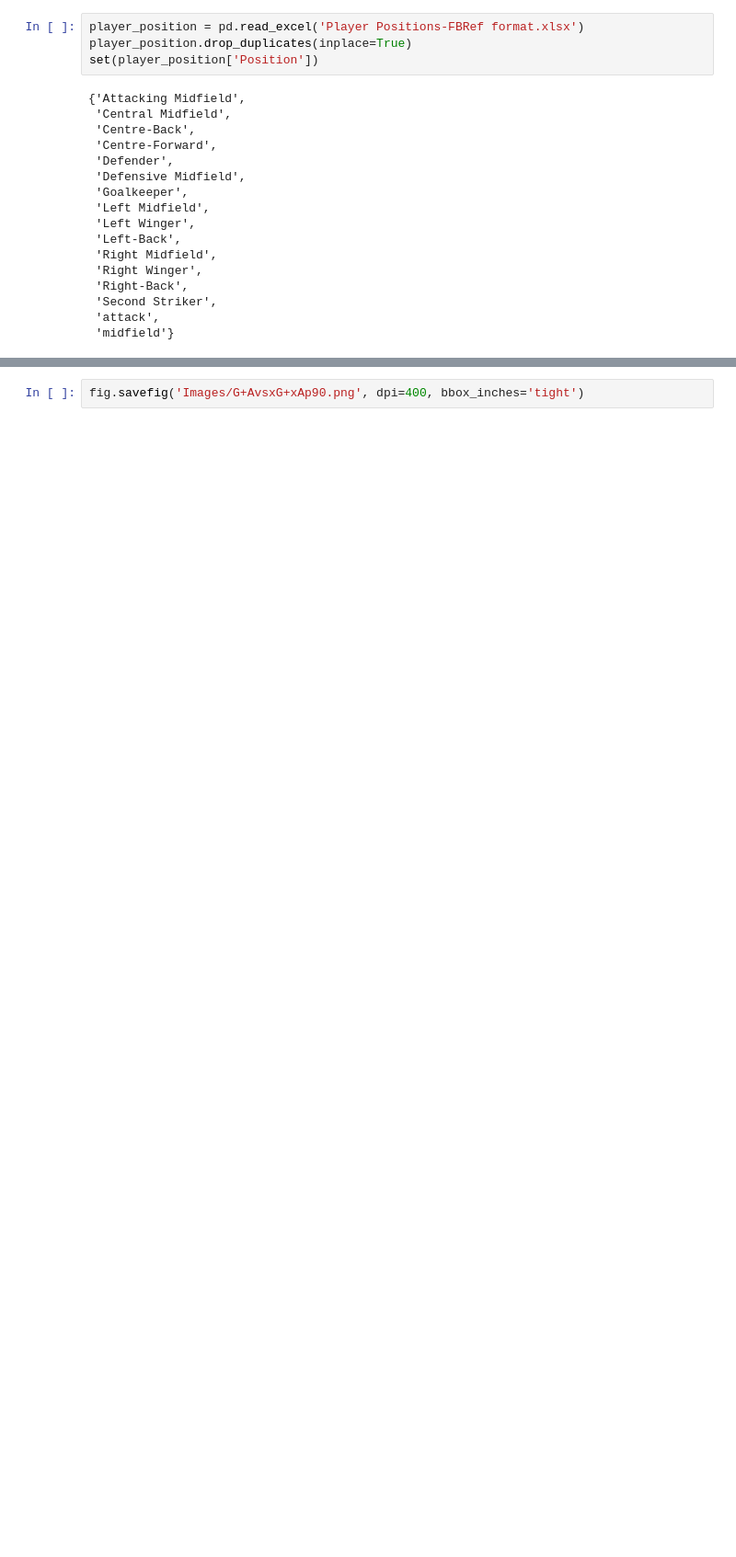
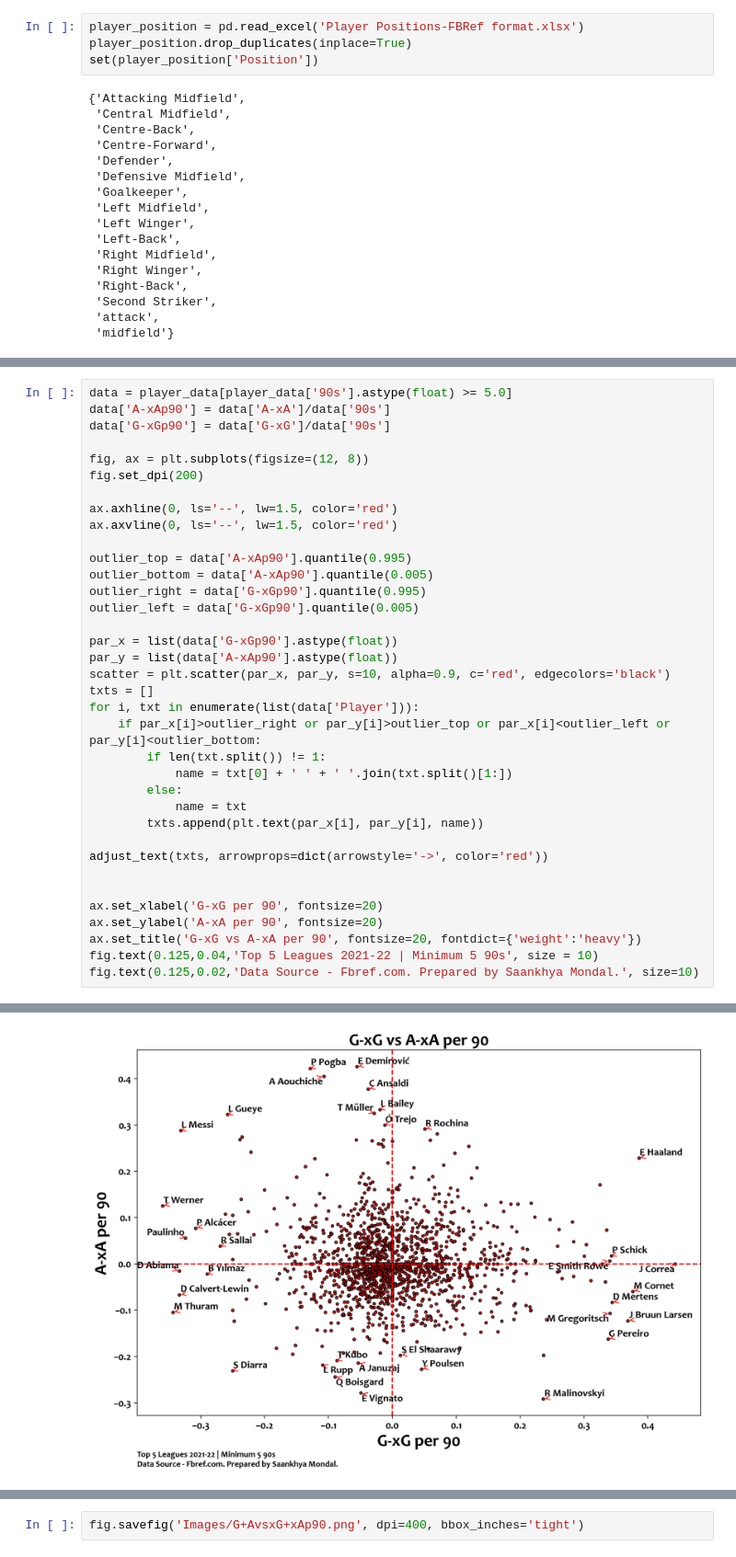
Before and after one commit to sm823zw/Football-Data-Analysis-and-Viz, a Jupyter notebook: attack_stats.ipynb, the cells around one changed output, grey strips where cells are left out. Shown at 92% size. Drawn from its saved outputs; the diff is of its cells as text; blank space fills up the shorter version.

```diff
--- a/attack_stats.ipynb
+++ b/attack_stats.ipynb
@@ -145,0 +151,37 @@ player_data
+# %%
+data = player_data[player_data['90s'].astype(float) >= 5.0]
+data['A-xAp90'] = data['A-xA']/data['90s']
+data['G-xGp90'] = data['G-xG']/data['90s']
+
+fig, ax = plt.subplots(figsize=(12, 8))
+fig.set_dpi(200)
+
+ax.axhline(0, ls='--', lw=1.5, color='red')
+ax.axvline(0, ls='--', lw=1.5, color='red')
+
+outlier_top = data['A-xAp90'].quantile(0.995)
+outlier_bottom = data['A-xAp90'].quantile(0.005)
+outlier_right = data['G-xGp90'].quantile(0.995)
+outlier_left = data['G-xGp90'].quantile(0.005)
+
+par_x = list(data['G-xGp90'].astype(float))
+par_y = list(data['A-xAp90'].astype(float))
+scatter = plt.scatter(par_x, par_y, s=10, alpha=0.9, c='red', edgecolors='black')
+txts = []
+for i, txt in enumerate(list(data['Player'])):
+    if par_x[i]>outlier_right or par_y[i]>outlier_top or par_x[i]<outlier_left or par_y[i]<outlier_bottom:
+        if len(txt.split()) != 1:
+            name = txt[0] + ' ' + ' '.join(txt.split()[1:])
+        else:
+            name = txt
+        txts.append(plt.text(par_x[i], par_y[i], name))
+
+adjust_text(txts, arrowprops=dict(arrowstyle='->', color='red'))
+
+
+ax.set_xlabel('G-xG per 90', fontsize=20)
+ax.set_ylabel('A-xA per 90', fontsize=20)
+ax.set_title('G-xG vs A-xA per 90', fontsize=20, fontdict={'weight':'heavy'})
+fig.text(0.125,0.04,'Top 5 Leagues 2021-22 | Minimum 5 90s', size = 10)
+fig.text(0.125,0.02,'Data Source - Fbref.com. Prepared by Saankhya Mondal.', size=10)
+# %% [output]
@@ -145,0 +199 @@ player_data
+[figure, added]
```
Also changed, not shown: parts of 20 cells of this notebook, 25 other files.
